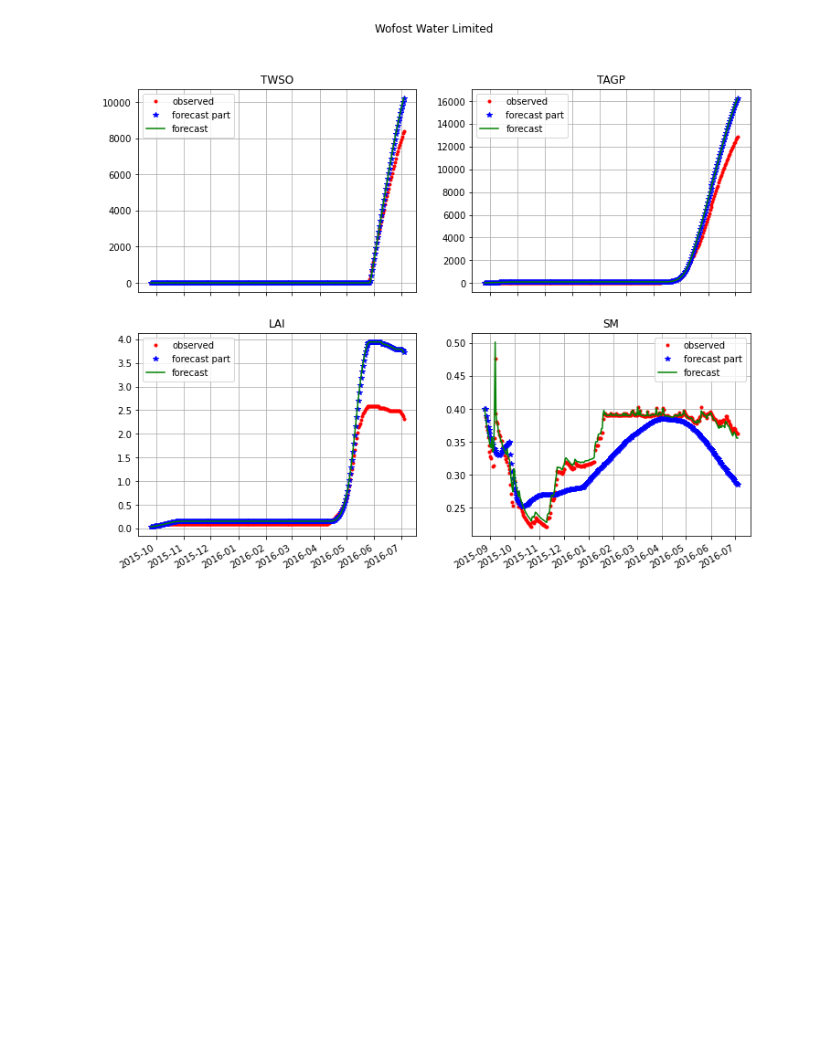
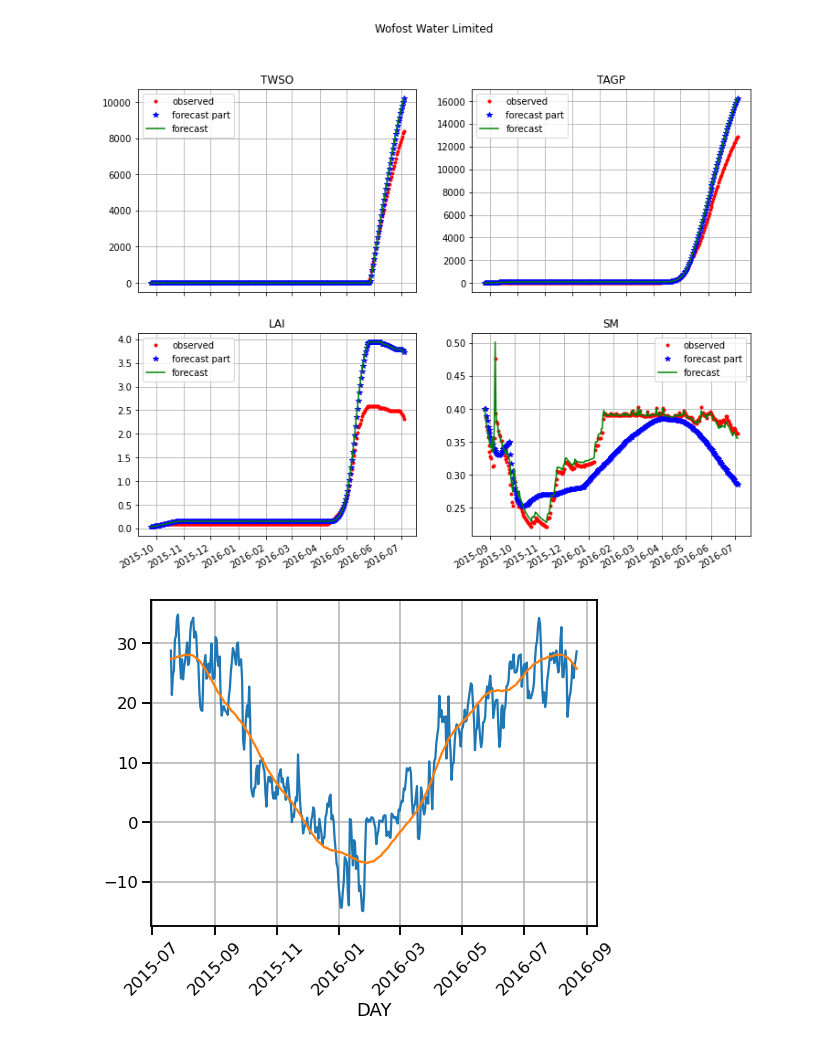
Before and after one commit to mishagrol/CS_MSU, a Jupyter notebook: Course Work/Final.ipynb, the cells around one changed output. Drawn from its saved outputs; the diff is of its cells as text; code cells hidden in the pictures; blank space fills up the shorter version.

```diff
--- a/Course Work/Final.ipynb
+++ b/Course Work/Final.ipynb
@@ -1122,0 +1126,14 @@ fig.show()
+# %%
+df_hist = pd.DataFrame(weather_crop_model.export())
+df_forecast = pd.DataFrame(weather_forecast_crop_model.export())
+# %%
+sns.set_context('talk')
+# %%
+plt.figure(figsize=(8,6))
+df_hist.iloc[200:600,:].set_index('DAY')['TMAX'].plot()
+df_forecast.iloc[200:600,:].set_index('DAY')['TMAX'].plot()
+plt.xticks(rotation=45)
+plt.grid()
+plt.show()
+# %% [output]
+[figure, added]
```
Also changed, not shown: parts of 2 cells of this notebook.
